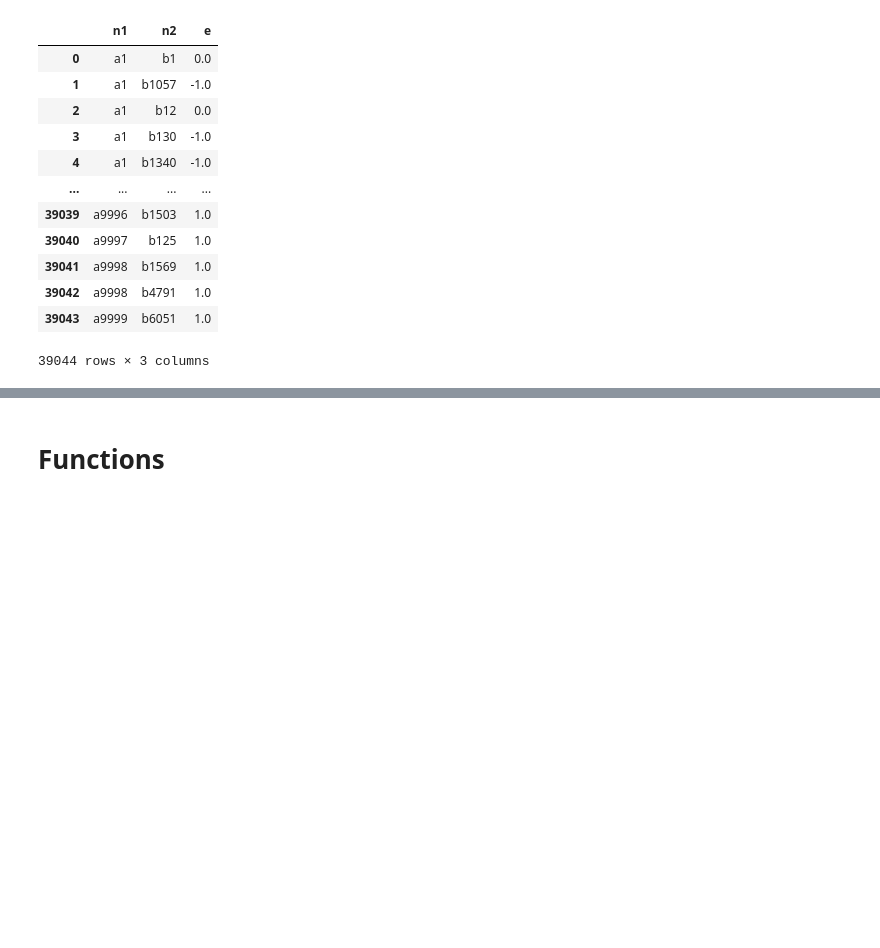
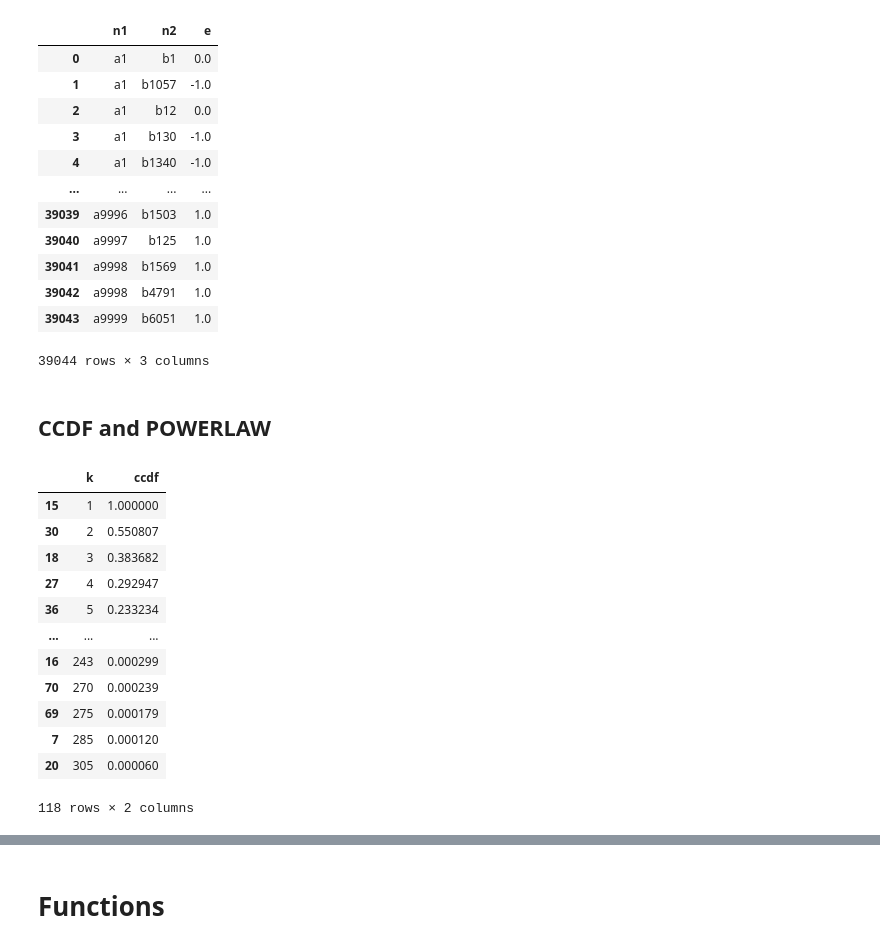
Before and after one commit to rsapeta/Network-Analysis, a Jupyter notebook: Escort/analysis_of_spread.ipynb, the cells around one changed output, grey strips where cells are left out. Saved outputs shown, nothing was run; the diff lists cells and outputs as text; code cells hidden in the pictures; blank space fills up the shorter version.

```diff
--- a/Escort/analysis_of_spread.ipynb
+++ b/Escort/analysis_of_spread.ipynb
@@ -84,3 +87,26 @@ proj_G = nx.bipartite.weighted_projected_graph(G, nodes = main_df.n2.unique(), r
 
 #projecting onto the buyers
 proj_G_b = nx.bipartite.weighted_projected_graph(G, nodes = main_df.n1.unique(), ratio=True)
+# %% [markdown]
+## CCDF and POWERLAW
+# %%
+dd = Counter(dict(G.degree).values())
+dd = pd.DataFrame(list(dd.items()), columns = ("k", "count")).sort_values(by = "k")
+ccdf = dd.sort_values(by = "k", ascending=False)
+ccdf["cumsum"] = ccdf["count"].cumsum()
+ccdf["ccdf"] = ccdf["cumsum"] / ccdf["count"].sum()
+ccdf = ccdf[["k", "ccdf"]].sort_values(by="k")
+# %% [output]
+|  | k | ccdf |
+| 15 | 1 | 1.000000 |
+| 30 | 2 | 0.550807 |
+| 18 | 3 | 0.383682 |
+| 27 | 4 | 0.292947 |
+| 36 | 5 | 0.233234 |
+| ... | ... | ... |
+| 16 | 243 | 0.000299 |
+| 70 | 270 | 0.000239 |
+| 69 | 275 | 0.000179 |
+| 7 | 285 | 0.000120 |
+| 20 | 305 | 0.000060 |
+118 rows × 2 columns
```
Also changed, not shown: parts of 6 cells of this notebook.
